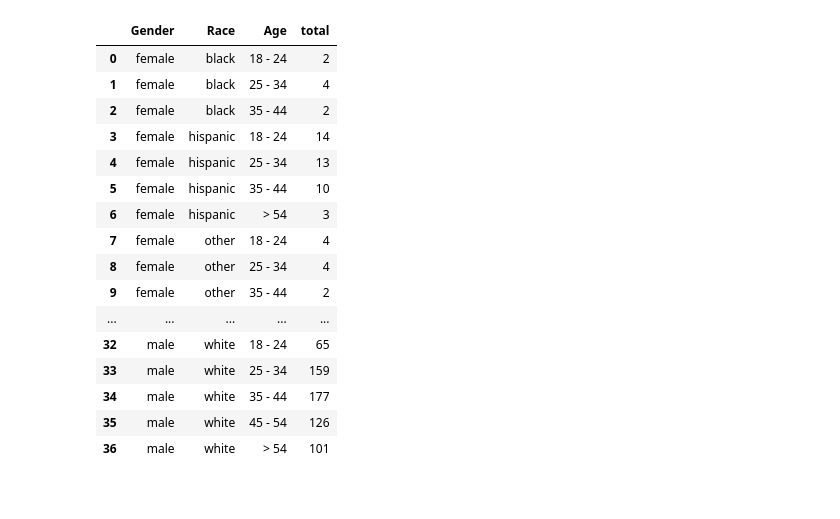
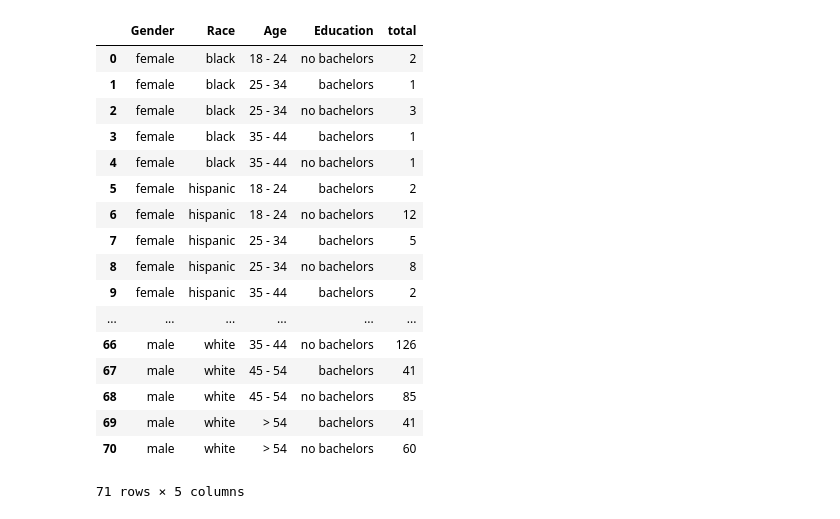
Before and after one commit to wl2522/MSR2, a Jupyter notebook: raking.ipynb, the cells around one changed output. Drawn from its saved outputs; the diff is of its cells as text; code cells hidden in the pictures.

Commit message:
added education variable in the raking procedure

```diff
--- a/raking.ipynb
+++ b/raking.ipynb
@@ -114,39 +114,40 @@ common_data.drop(['ID', 'ADID IDFA', 'Time Started', 'Time Finished'], axis=1, i
 # %%
 """
 Raking using the ipfn library requires the following steps demonstrated below:
 
 1. The survey data must be grouped by the variables of interest to obtain the sample marginal frequencies.
 2. The resulting marginal frequency column must be named "total" or ipfn will raise an error.
 3. Marginal frequencies for each individual variable should be saved as a pandas series.
 4. Joint frequencies for pairs of variables should be saved as a pandas series
 5. Create a list of the pandas series that contain all of the joint and marginal frequencies.
 6. Create a list of lists, with each list containing the dataframe column names corresponding to a joint/marginal frequency.
 """
 
 #Group each survey by gender, race, and age range to obtain the sample marginal frequencies
 
-freqs = pd.DataFrame(index1.groupby(['Gender', 'Race', 'Age']).size())
+freqs = pd.DataFrame(index1.groupby(['Gender', 'Race', 'Age', 'Education']).size())
 freqs = freqs.reset_index()
-freqs.columns = ['Gender', 'Race', 'Age', 'total']
+freqs.columns = ['Gender', 'Race', 'Age', 'Education', 'total']
 freqs
 # %% [output]
-|  | Gender | Race | Age | total |
-| 0 | female | black | 18 - 24 | 2 |
-| 1 | female | black | 25 - 34 | 4 |
-| 2 | female | black | 35 - 44 | 2 |
-| 3 | female | hispanic | 18 - 24 | 14 |
-| 4 | female | hispanic | 25 - 34 | 13 |
-| 5 | female | hispanic | 35 - 44 | 10 |
-| 6 | female | hispanic | > 54 | 3 |
-| 7 | female | other | 18 - 24 | 4 |
-| 8 | female | other | 25 - 34 | 4 |
-| 9 | female | other | 35 - 44 | 2 |
-| ... | ... | ... | ... | ... |
-| 32 | male | white | 18 - 24 | 65 |
-| 33 | male | white | 25 - 34 | 159 |
-| 34 | male | white | 35 - 44 | 177 |
-| 35 | male | white | 45 - 54 | 126 |
-| 36 | male | white | > 54 | 101 |
+|  | Gender | Race | Age | Education | total |
+| 0 | female | black | 18 - 24 | no bachelors | 2 |
+| 1 | female | black | 25 - 34 | bachelors | 1 |
+| 2 | female | black | 25 - 34 | no bachelors | 3 |
+| 3 | female | black | 35 - 44 | bachelors | 1 |
+| 4 | female | black | 35 - 44 | no bachelors | 1 |
+| 5 | female | hispanic | 18 - 24 | bachelors | 2 |
+| 6 | female | hispanic | 18 - 24 | no bachelors | 12 |
+| 7 | female | hispanic | 25 - 34 | bachelors | 5 |
+| 8 | female | hispanic | 25 - 34 | no bachelors | 8 |
+| 9 | female | hispanic | 35 - 44 | bachelors | 2 |
+| ... | ... | ... | ... | ... | ... |
+| 66 | male | white | 35 - 44 | no bachelors | 126 |
+| 67 | male | white | 45 - 54 | bachelors | 41 |
+| 68 | male | white | 45 - 54 | no bachelors | 85 |
+| 69 | male | white | > 54 | bachelors | 41 |
+| 70 | male | white | > 54 | no bachelors | 60 |
+71 rows × 5 columns
 # %%
 """
 Demographic data is taken from the U.S. Census Bureau's November 2016 edition of the
```
Also changed, not shown: parts of 6 cells of this notebook, 1 other file.
